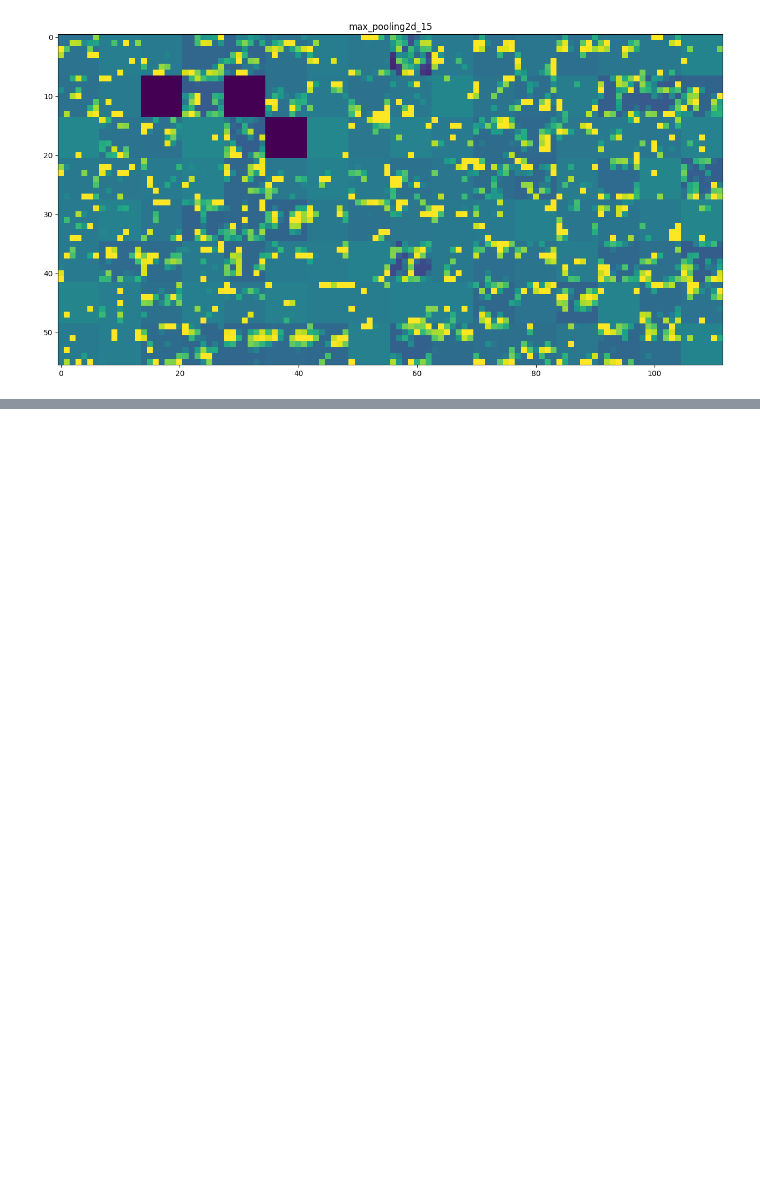
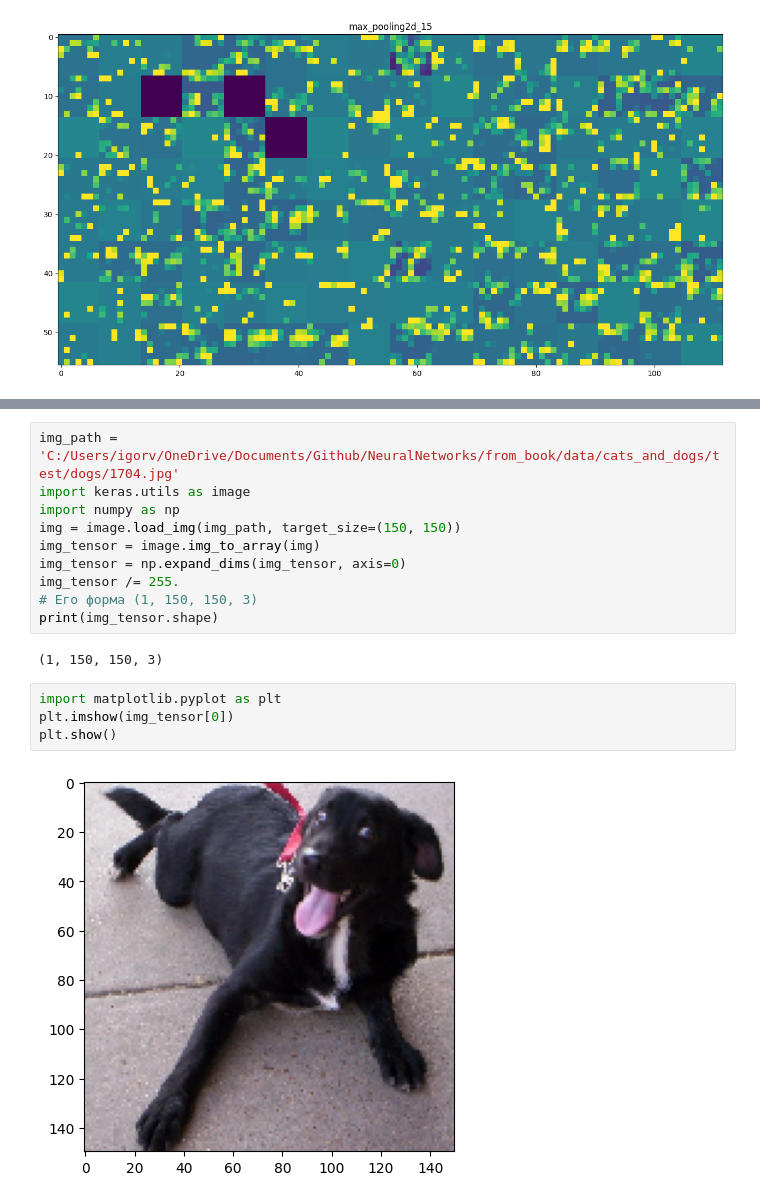
Before and after one commit to ColaChanel/Neural-Networks, a Jupyter notebook: from_book/cats_dogs_classification.ipynb, the cells around one changed output, grey strips where cells are left out. Drawn from its saved outputs; the diff is of its cells as text; blank space fills up the shorter version.

Commit message:
visualise examples

```diff
--- a/from_book/cats_dogs_classification.ipynb
+++ b/from_book/cats_dogs_classification.ipynb
@@ -682,0 +682,18 @@ plt.imshow(display_grid, aspect='auto', cmap='viridis')
+# %%
+img_path = 'C:/Users/igorv/OneDrive/Documents/Github/NeuralNetworks/from_book/data/cats_and_dogs/test/dogs/1704.jpg'
+import keras.utils as image
+import numpy as np
+img = image.load_img(img_path, target_size=(150, 150))
+img_tensor = image.img_to_array(img)
+img_tensor = np.expand_dims(img_tensor, axis=0)
+img_tensor /= 255.
+# Его форма (1, 150, 150, 3)
+print(img_tensor.shape)
+# %% [output]
+(1, 150, 150, 3)
+# %%
+import matplotlib.pyplot as plt
+plt.imshow(img_tensor[0])
+plt.show()
+# %% [output]
+[figure, added]
```
Also changed, not shown: parts of 4 cells of this notebook, 1 other file.
